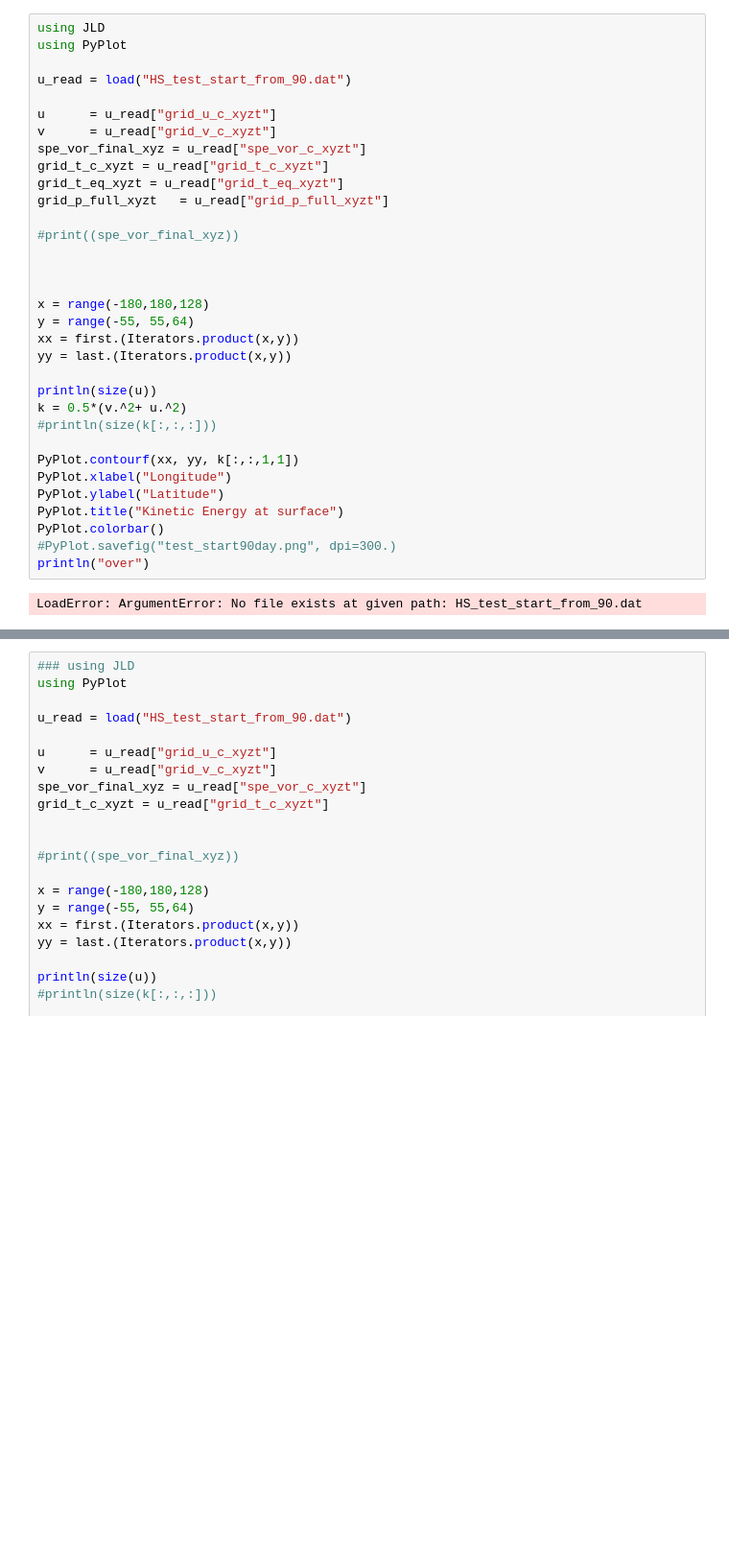
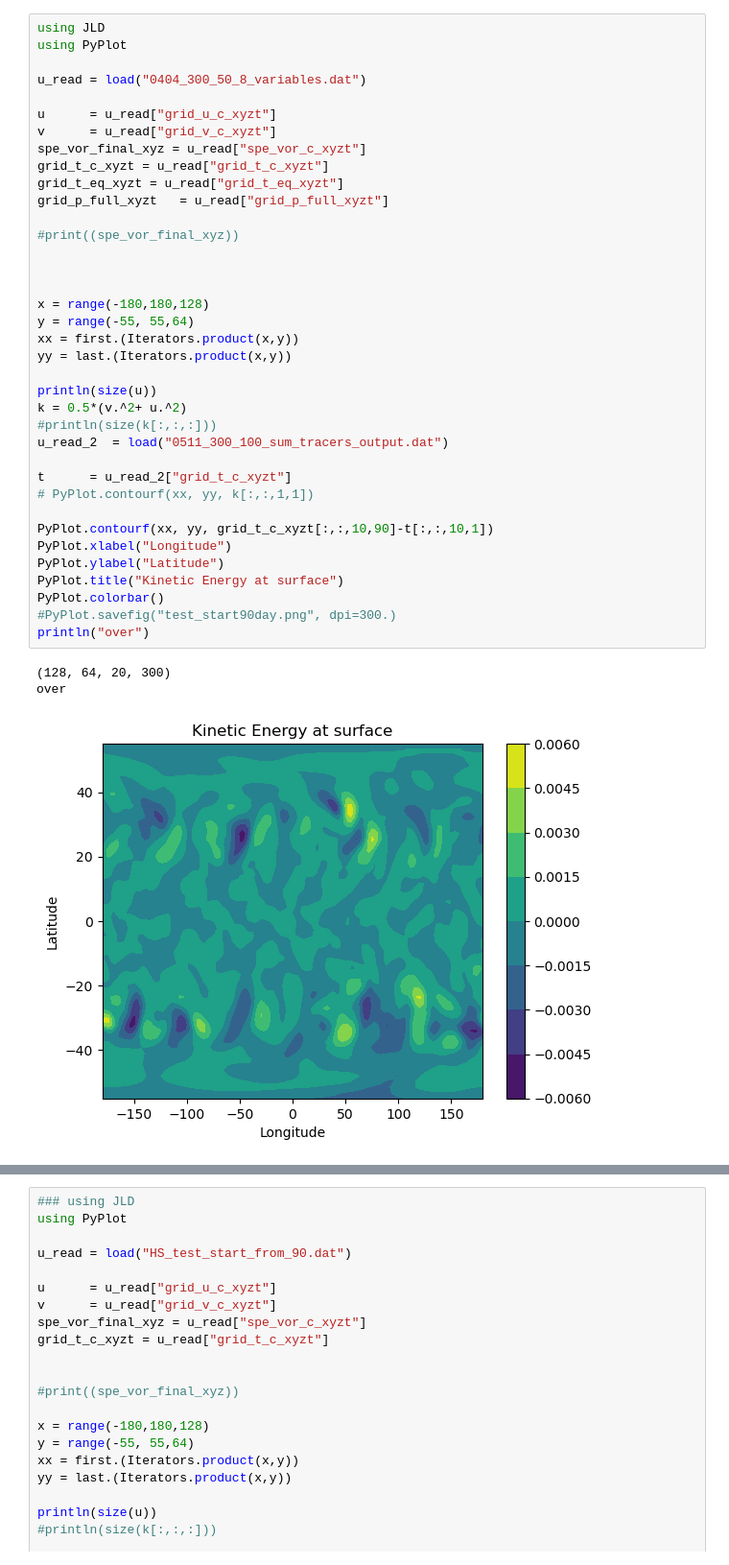
Before and after one commit to PeterChang1023/Dycore_version_7, a Jupyter notebook: IdealizedSpetralGCM.jl/exp/HSt42/test_from90day.ipynb, the cells around one changed output, grey strips where cells are left out. Shown at 96% size. Saved outputs shown, nothing was run; the diff lists cells and outputs as text; blank space fills up the shorter version.

```diff
--- a/IdealizedSpetralGCM.jl/exp/HSt42/test_from90day.ipynb
+++ b/IdealizedSpetralGCM.jl/exp/HSt42/test_from90day.ipynb
@@ -2,37 +2,43 @@
 using JLD
 using PyPlot
 
-u_read = load("HS_test_start_from_90.dat")
+u_read = load("0404_300_50_8_variables.dat")
 
 u      = u_read["grid_u_c_xyzt"]
 v      = u_read["grid_v_c_xyzt"]
 spe_vor_final_xyz = u_read["spe_vor_c_xyzt"]
 grid_t_c_xyzt = u_read["grid_t_c_xyzt"]
 grid_t_eq_xyzt = u_read["grid_t_eq_xyzt"]
 grid_p_full_xyzt   = u_read["grid_p_full_xyzt"]
 
 #print((spe_vor_final_xyz))
 
 
 
 x = range(-180,180,128)
 y = range(-55, 55,64)
 xx = first.(Iterators.product(x,y))
 yy = last.(Iterators.product(x,y))
 
 println(size(u))
 k = 0.5*(v.^2+ u.^2)
 #println(size(k[:,:,:]))
+u_read_2  = load("0511_300_100_sum_tracers_output.dat")
 
-PyPlot.contourf(xx, yy, k[:,:,1,1])
+t      = u_read_2["grid_t_c_xyzt"]
+# PyPlot.contourf(xx, yy, k[:,:,1,1])
+
+PyPlot.contourf(xx, yy, grid_t_c_xyzt[:,:,10,90]-t[:,:,10,1])
 PyPlot.xlabel("Longitude")
 PyPlot.ylabel("Latitude")
 PyPlot.title("Kinetic Energy at surface")
 PyPlot.colorbar()
 #PyPlot.savefig("test_start90day.png", dpi=300.)
 println("over")
 # %% [output]
-LoadError: ArgumentError: No file exists at given path: HS_test_start_from_90.dat
+(128, 64, 20, 300)
+over
+[figure, added]
 # %%
 using JLD
 using PyPlot
```
Also changed, not shown: parts of 1 cell of this notebook, 8 other files.
